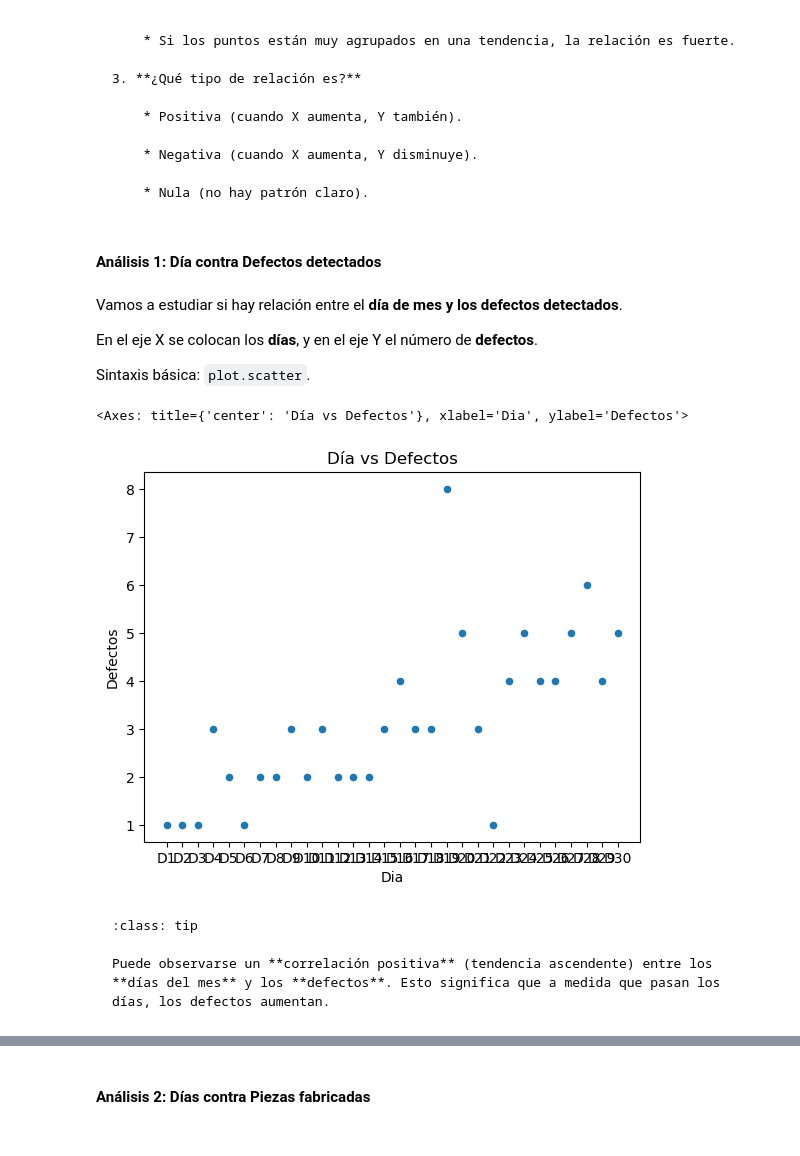
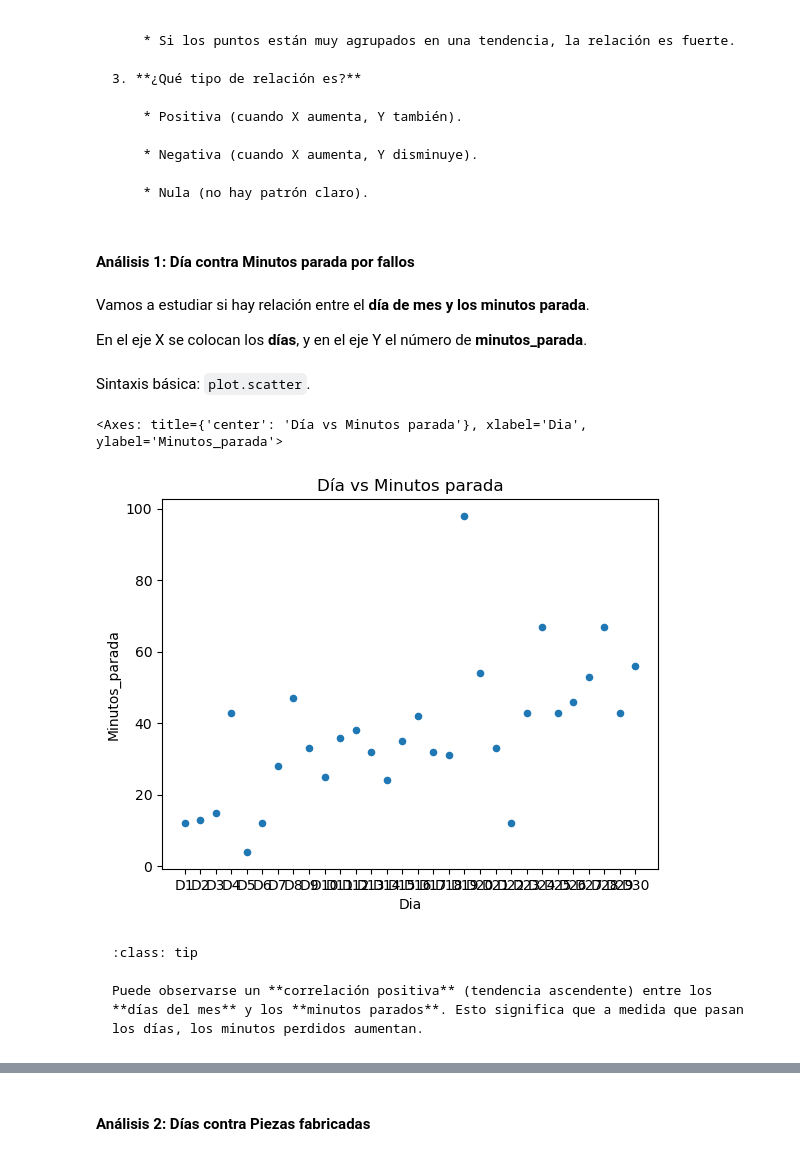
Before and after one commit to citius70/pandas-ticII-2BAC, a Jupyter notebook: _sources/7_dataframe_graficos_complejos.ipynb, the cells around one changed output, grey strips where cells are left out. Drawn from its saved outputs; the diff is of its cells as text; code cells hidden in the pictures.

````diff
--- a/_sources/7_dataframe_graficos_complejos.ipynb
+++ b/_sources/7_dataframe_graficos_complejos.ipynb
@@ -29,7 +27,7 @@ import pandas as pd
 
 # Datos de producción de la fábrica durante 30 días recopilados en un diccionario denominado "data"
 
-data = pd.read_csv("datasets/calidad.csv")
+data = pd.read_csv("https://drive.google.com/uc?export=download&id=1qKKGYeqdc48KI4gwmHX6oQ9oN0ZIyYnh")
 
 
 # Creamos el DataFrame "df"
@@ -37,4 +35,6 @@ df = pd.DataFrame(data)
 
 # Visualizamos los cinco primeros datos
 df.head(5)
+
+df.describe()
 # %% [output]
@@ -97,23 +100,23 @@ Se usa para responder preguntas como:
     * Nula (no hay patrón claro).
 ```
 # %% [markdown]
-#### Análisis 1: Día contra Defectos detectados
+#### Análisis 1: Día contra Minutos parada por fallos
-# %% [markdown]
-Vamos a estudiar si hay relación entre el **día de mes y los defectos detectados**.
-
-En el eje X se colocan los **días**, y en el eje Y el número de **defectos**.
-
-Sintaxis básica: `plot.scatter`.
+# %% [markdown]
+Vamos a estudiar si hay relación entre el **día de mes y los minutos parada**.
+
+En el eje X se colocan los **días**, y en el eje Y el número de **minutos_parada**.
+# %% [markdown]
+Sintaxis básica: `plot.scatter`.
 # %%
-df.plot.scatter(x='Dia', y='Defectos', title='Día vs Defectos')
+df.plot.scatter(x='Dia', y='Minutos_parada', title='Día vs Minutos parada')
 # %% [output]
-<Axes: title={'center': 'Día vs Defectos'}, xlabel='Dia', ylabel='Defectos'>
+<Axes: title={'center': 'Día vs Minutos parada'}, xlabel='Dia', ylabel='Minutos_parada'>
-[figure, old version]
+[figure, new version]
 # %% [markdown]
 ```{admonition} Análisis del gráfico de dispersión
 :class: tip
 
-Puede observarse un **correlación positiva** (tendencia ascendente) entre los **días del mes** y los **defectos**. Esto significa que a medida que pasan los días, los defectos aumentan.
+Puede observarse un **correlación positiva** (tendencia ascendente) entre los **días del mes** y los **minutos parados**. Esto significa que a medida que pasan los días, los minutos perdidos aumentan.
 ```
 # %% [markdown]
 ```{admonition} Medidas correctoras
````
Also changed, not shown: parts of 26 cells of this notebook, 10 other files.
